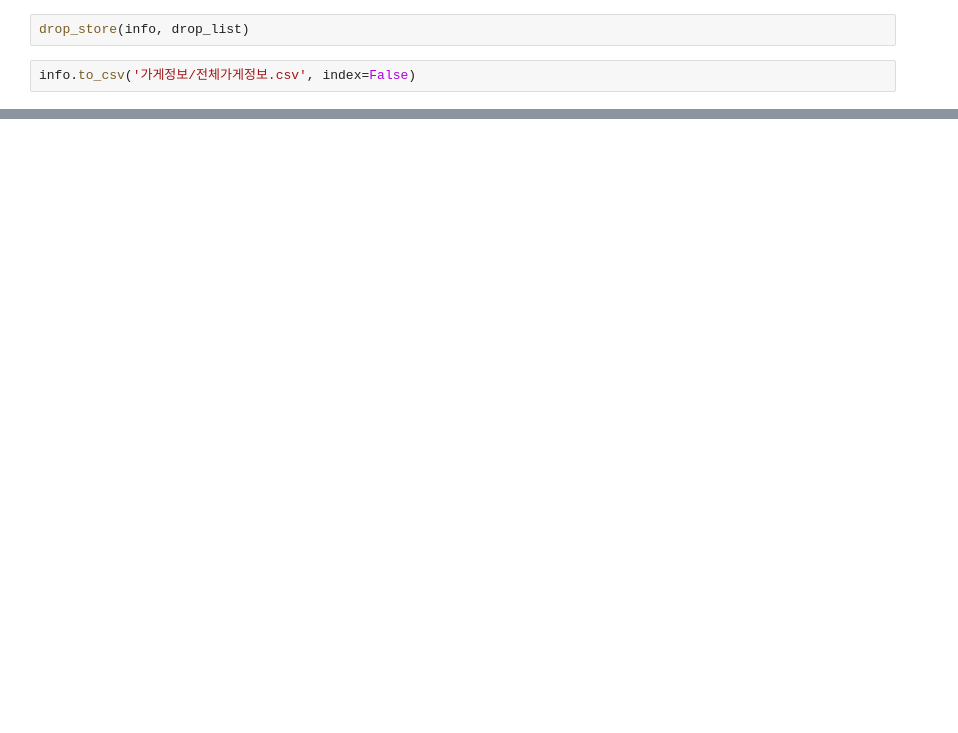
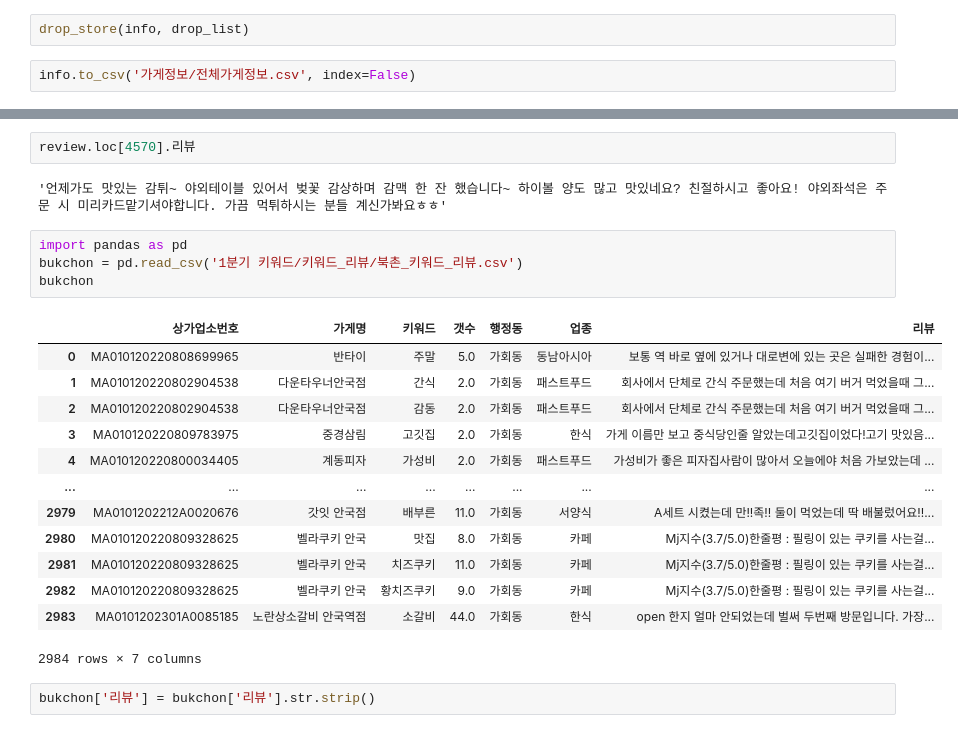
Before and after one commit to TEAM-SMooD/Keyword_Extraction, a Jupyter notebook: total_keyword.ipynb, the cells around one changed output, grey strips where cells are left out. Drawn from its saved outputs; the diff is of its cells as text; blank space fills up the shorter version.

```diff
--- a/total_keyword.ipynb
+++ b/total_keyword.ipynb
@@ -374,0 +802,24 @@ info.to_csv('가게정보/전체가게정보.csv', index=False)
+# %%
+review.loc[4570].리뷰
+# %% [output]
+'언제가도 맛있는 감튀~ 야외테이블 있어서 벚꽃 감상하며 감맥 한 잔 했습니다~ 하이볼 양도 많고 맛있네요? 친절하시고 좋아요! 야외좌석은 주문 시 미리카드맡기셔야합니다. 가끔 먹튀하시는 분들 계신가봐요ㅎㅎ'
+# %%
+import pandas as pd
+bukchon = pd.read_csv('1분기 키워드/키워드_리뷰/북촌_키워드_리뷰.csv')
+bukchon
+# %% [output]
+|  | 상가업소번호 | 가게명 | 키워드 | 갯수 | 행정동 | 업종 | 리뷰 |
+| 0 | MA010120220808699965 | 반타이 | 주말 | 5.0 | 가회동 | 동남아시아 | 보통 역 바로 옆에 있거나 대로변에 있는 곳은 실패한 경험이... |
+| 1 | MA010120220802904538 | 다운타우너안국점 | 간식 | 2.0 | 가회동 | 패스트푸드 | 회사에서 단체로 간식 주문했는데 처음 여기 버거 먹었을때 그... |
+| 2 | MA010120220802904538 | 다운타우너안국점 | 감동 | 2.0 | 가회동 | 패스트푸드 | 회사에서 단체로 간식 주문했는데 처음 여기 버거 먹었을때 그... |
+| 3 | MA010120220809783975 | 중경삼림 | 고깃집 | 2.0 | 가회동 | 한식 | 가게 이름만 보고 중식당인줄 알았는데고깃집이었다!고기 맛있음... |
+| 4 | MA010120220800034405 | 계동피자 | 가성비 | 2.0 | 가회동 | 패스트푸드 | 가성비가 좋은 피자집사람이 많아서 오늘에야 처음 가보았는데 ... |
+| ... | ... | ... | ... | ... | ... | ... | ... |
+| 2979 | MA0101202212A0020676 | 갓잇 안국점 | 배부른 | 11.0 | 가회동 | 서양식 | A세트 시켰는데 만!!족!! 둘이 먹었는데 딱 배불렀어요!!... |
+| 2980 | MA010120220809328625 | 벨라쿠키 안국 | 맛집 | 8.0 | 가회동 | 카페 | Mj지수(3.7/5.0)한줄평 : 필링이 있는 쿠키를 사는걸... |
+| 2981 | MA010120220809328625 | 벨라쿠키 안국 | 치즈쿠키 | 11.0 | 가회동 | 카페 | Mj지수(3.7/5.0)한줄평 : 필링이 있는 쿠키를 사는걸... |
+| 2982 | MA010120220809328625 | 벨라쿠키 안국 | 황치즈쿠키 | 9.0 | 가회동 | 카페 | Mj지수(3.7/5.0)한줄평 : 필링이 있는 쿠키를 사는걸... |
+| 2983 | MA0101202301A0085185 | 노란상소갈비 안국역점 | 소갈비 | 44.0 | 가회동 | 한식 | open 한지 얼마 안되었는데 벌써 두번째 방문입니다. 가장... |
+2984 rows × 7 columns
+# %%
+bukchon['리뷰'] = bukchon['리뷰'].str.strip()
```
Also changed, not shown: parts of 49 cells of this notebook.
